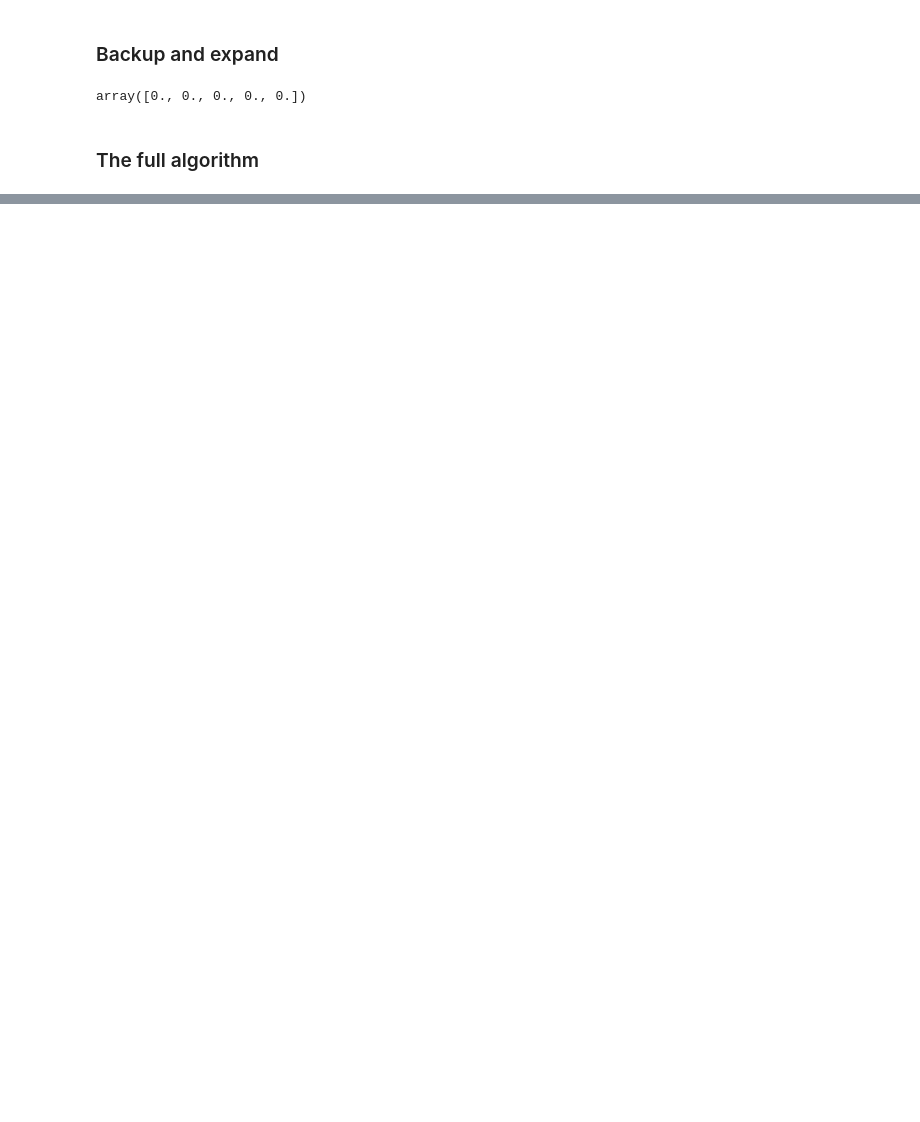
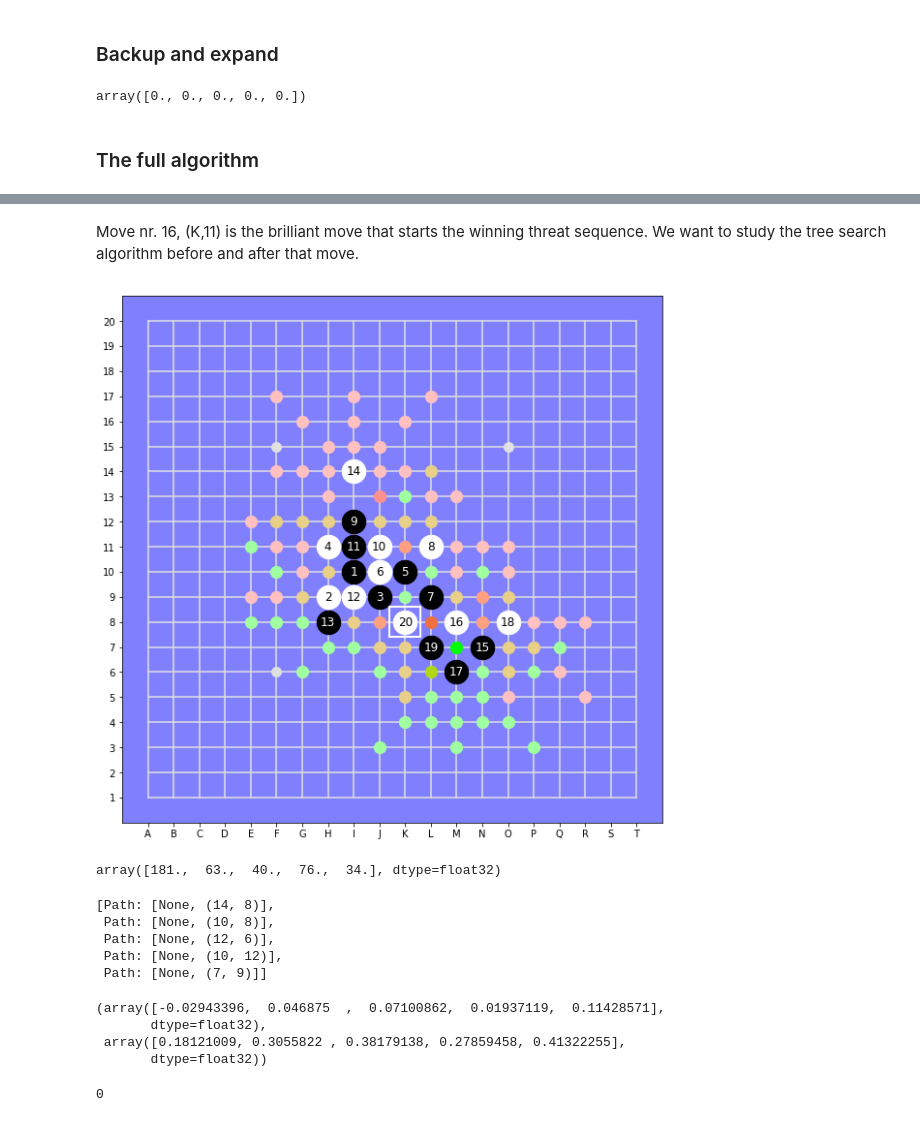
Before and after one commit to Project-Ellie/tutorials, a Jupyter notebook: other_stuff/DeepGomoku/new/Gomoku_Heuristic_UCT.ipynb, the cells around one changed output, grey strips where cells are left out. Drawn from its saved outputs; the diff is of its cells as text; code cells hidden in the pictures; blank space fills up the shorter version.

```diff
--- a/other_stuff/DeepGomoku/new/Gomoku_Heuristic_UCT.ipynb
+++ b/other_stuff/DeepGomoku/new/Gomoku_Heuristic_UCT.ipynb
@@ -212,0 +267,6 @@ array([103.,  97.,  96., 100.,  98.], dtype=float32)
+# %% [markdown]
+Move nr. 16, (K,11) is the brilliant move that starts the winning threat sequence. We want to study the tree search algorithm before and after that move.
+# %%
+b2.undo().undo().undo().undo().undo().undo().display('current')
+# %% [output]
+[figure, added]
@@ -212,0 +326,24 @@ array([103.,  97.,  96., 100.,  98.], dtype=float32)
+# %%
+root.child_number_visits
+# %% [output]
+array([181.,  63.,  40.,  76.,  34.], dtype=float32)
+# %%
+root.children
+# %% [output]
+[Path: [None, (14, 8)],
+ Path: [None, (10, 8)],
+ Path: [None, (12, 6)],
+ Path: [None, (10, 12)],
+ Path: [None, (7, 9)]]
+# %%
+root.child_Q(), root.child_U()
+# %% [output]
+(array([-0.02943396,  0.046875  ,  0.07100862,  0.01937119,  0.11428571],
+       dtype=float32),
+ array([0.18121009, 0.3055822 , 0.38179138, 0.27859458, 0.41322255],
+       dtype=float32))
+# %%
+most_visited = np.argmax(root.child_number_visits)
+most_visited
+# %% [output]
+0
```
Also changed, not shown: parts of 38 cells of this notebook, 2 other files.
